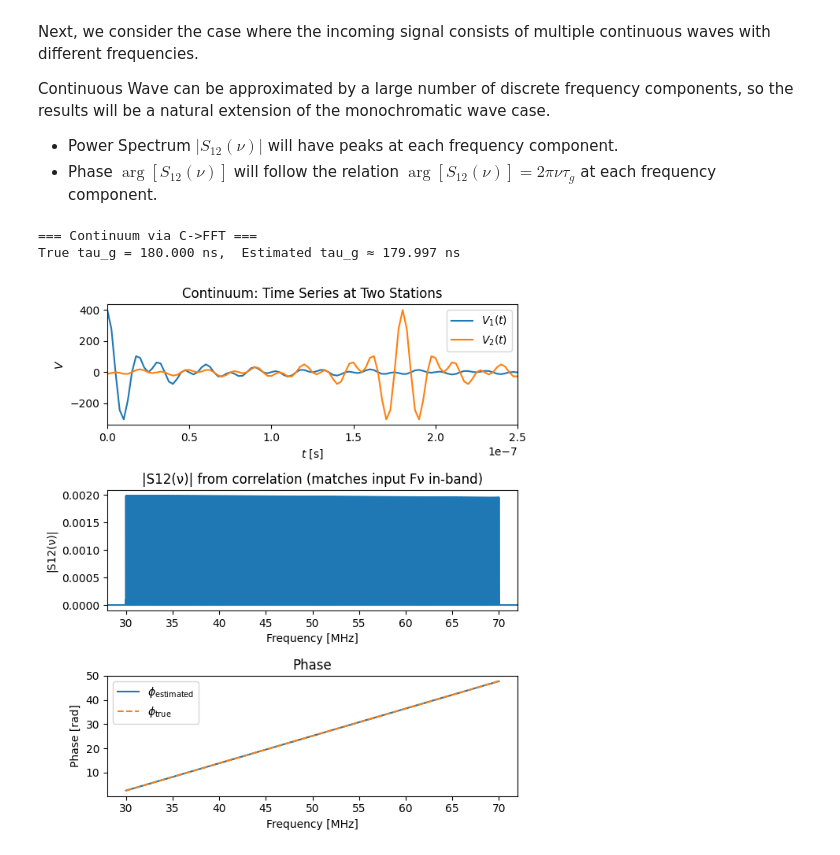
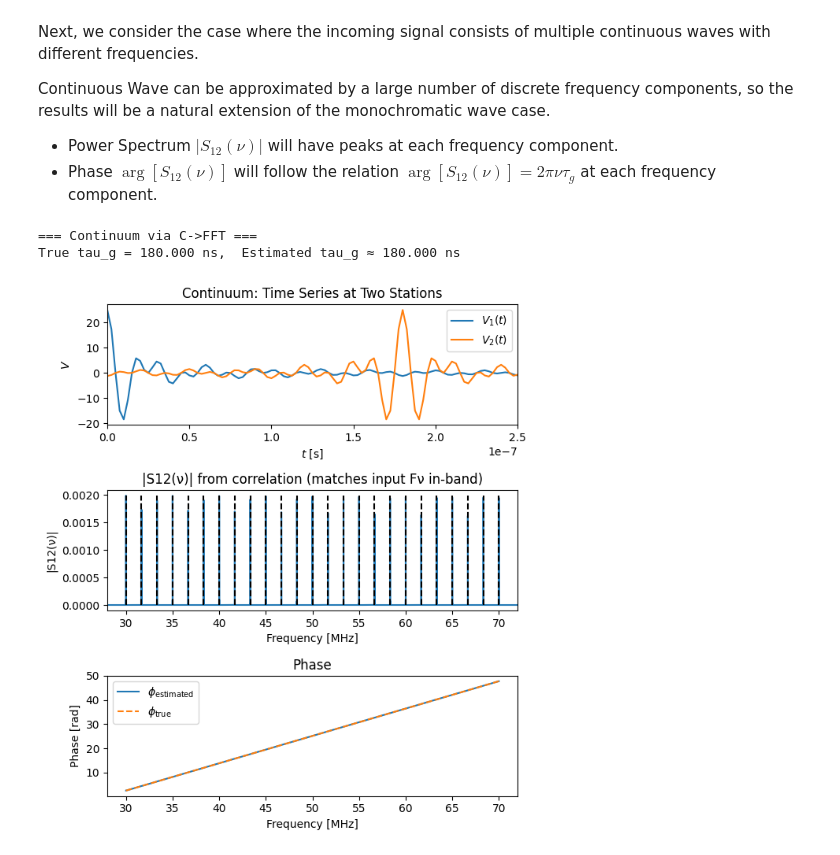
Before and after one commit to josoichiro/VLBI_Astronomy, a Jupyter notebook: vlbi_example.ipynb, the cells around one changed output. Cells and saved outputs as stored; diff of their text form; code cells hidden in the pictures.

```diff
--- a/vlbi_example.ipynb
+++ b/vlbi_example.ipynb
@@ -98,7 +98,7 @@ def fit_delay_from_phase(freqs, phase):
 
 def mask_by_magnitude(freqs, S, frac=0.1, band=None):
     mag = np.abs(S)
-    m = mag > (mag.max() * frac)
+    m = mag >= (mag.max())
     if band is not None:
         m &= (freqs >= band[0]) & (freqs <= band[1])
     return m
@@ -144,7 +144,7 @@ def demo_monochromatic(
 
     # 位相はピーク周辺のみで直線フィット
     m = mask_by_magnitude(freqs_c, S12_fromC, frac=0.1)
-    tau_est, _ = fit_delay_from_phase(freqs_c[m], np.angle(S12_fromC[m]))
+    tau_est, _ = fit_delay_from_phase(freqs_c[m], np.angle(S12_fromC[m]) + 4 * np.pi)
 
     # 同一性チェック（スケーリング差・端点差を無視した近似比較）
     # 相関長は 2N-1 なので周波数グリッド密度が異なる点に注意。
@@ -181,8 +181,6 @@ def demo_monochromatic(
     # 位相（ピーク周辺のみ）
     ax4 = fig1.add_subplot(3, 1, 3)
     phase = np.unwrap(np.angle(S12_fromC[m]))
-    print(freqs_c[m] * 1e-6)
-    print(phase / (2 * np.pi * freqs_c[m]))
     ax4.scatter(freqs_c[m] * 1e-6, phase, label="phase (masked)")
     phase_fit = 2 * np.pi * tau_g * (freqs_c)
     ax4.plot(
@@ -196,7 +194,7 @@ def demo_monochromatic(
     ax4.legend()
     ax4.set_xlim(0, 15)
     ax4.set_ylim(0, 2 * np.pi)
-    ax4.set_title("Phase ~ 2π τ_g ν (from correlation)")
+    ax4.set_title("Phase")
 
     # ax3とax4のx軸を共有
     plt.tight_layout()
@@ -234,7 +230,6 @@ def demo_continuum(
     K=401,  # バンド内のトーン本数
     tau_g=180e-9,
     flat_Fnu=True,
-    seed=0,
 ):
     n = int(T * fs)
     t = np.arange(n) / fs
@@ -297,34 +292,42 @@ def demo_continuum(
 
     # |S12|（C→FFT）
     ax2 = fig2.add_subplot(3, 1, 2)
-    ax2.plot(freqs_c * 1e-6, np.abs(S12_fromC))
+    ax2.plot(freqs_c * 1e-6, np.abs(S12_fromC), label=r"$|S_{12}(\nu)|$")
+    ax2.vlines(
+        freqs_k[:, None] * 1e-6,
+        ymin=0,
+        ymax=np.abs(S12_fromC).max(),
+        color="k",
+        linestyle="--",
+        label=r"$S(\nu_\mathrm{true})$",
+    )
     ax2.set_xlabel("Frequency [MHz]")
     ax2.set_ylabel("|S12(ν)|")
     ax2.set_title("|S12(ν)| from correlation (matches input Fν in-band)")
 
     # 位相（帯域内のみ）
     ax3 = fig2.add_subplot(3, 1, 3)
     phase = np.unwrap(np.angle(S12_fromC[m]))
     ax3.plot(freqs_c[m] * 1e-6, phase, label=r"$\phi_\mathrm{estimated}$")
     phase_fit = 2 * np.pi * tau_g * (freqs_c[m])
     ax3.plot(
         freqs_c[m] * 1e-6,
         phase_fit - (phase_fit[0] - phase[0]),
         linestyle="--",
         label=r"$\phi_\mathrm{true}$",
     )
     ax3.set_xlabel("Frequency [MHz]")
     ax3.set_ylabel("Phase [rad]")
     ax3.legend()
     ax3.set_title("Phase")
 
     ax2.set_xlim(ax3.get_xlim())  # 帯域外も少し見えるように
     plt.tight_layout()
     plt.show()
 
 
-demo_continuum()
+demo_continuum(K=25)
 # %% [output]
 === Continuum via C->FFT ===
-True tau_g = 180.000 ns,  Estimated tau_g ≈ 179.997 ns
+True tau_g = 180.000 ns,  Estimated tau_g ≈ 180.000 ns
-[figure, old version]
+[figure, new version]
```
Also changed, not shown: parts of 1 cell of this notebook, 2 other files.
